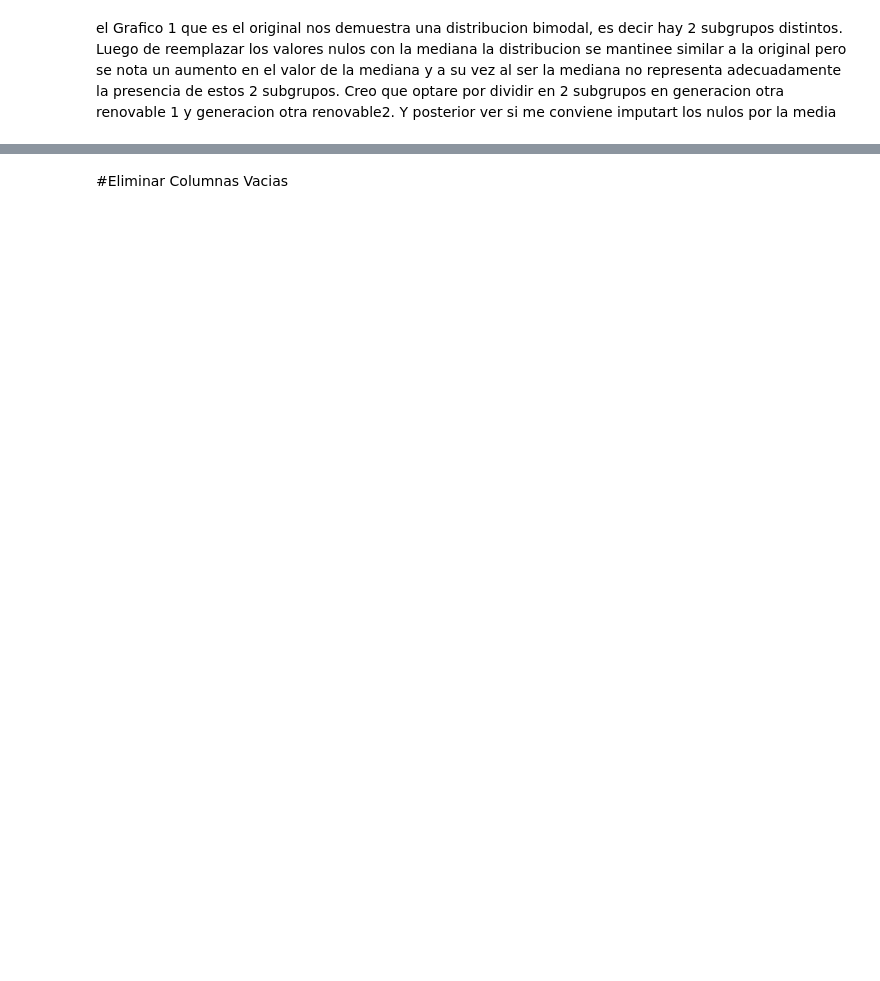
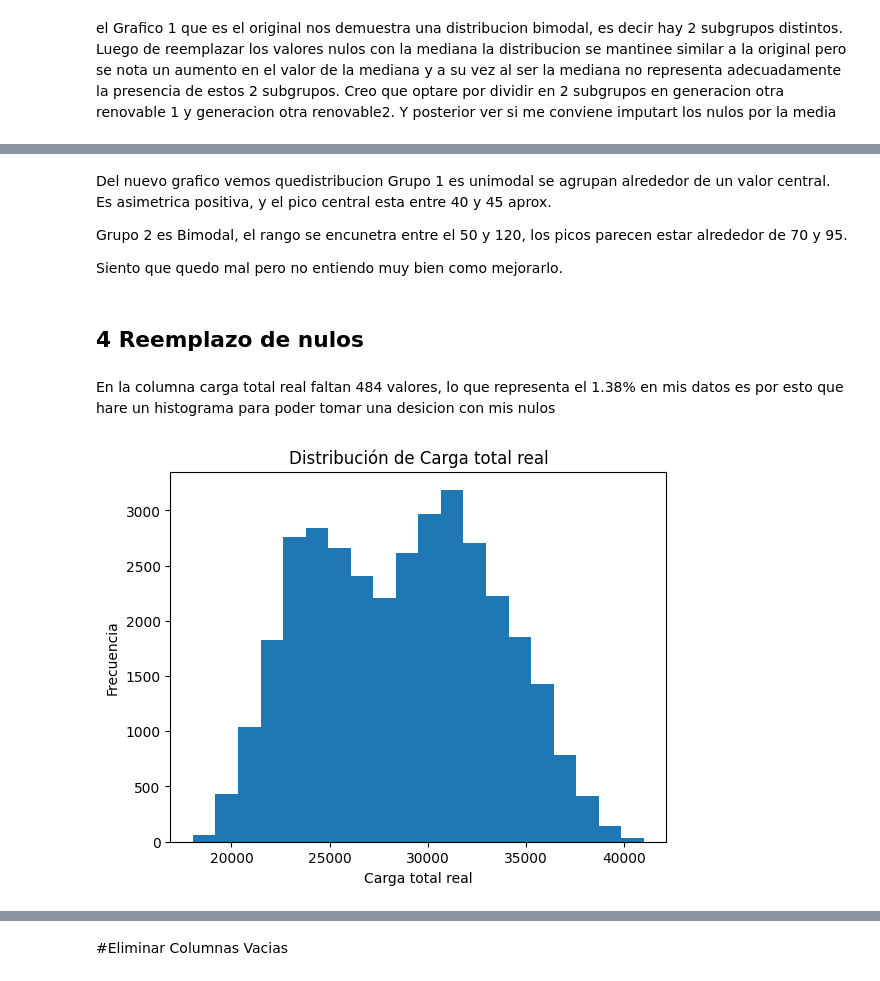
Before and after one commit to Rociosamudio/Machine-Learning-Data-Science-II, a Jupyter notebook: actividad_práctica_APIS_"LizRocio_SamudioRuiz”.ipynb, the cells around one changed output, grey strips where cells are left out. Drawn from its saved outputs; the diff is of its cells as text; code cells hidden in the pictures; blank space fills up the shorter version.

```diff
--- a/actividad_práctica_APIS_"LizRocio_SamudioRuiz”.ipynb
+++ b/actividad_práctica_APIS_"LizRocio_SamudioRuiz”.ipynb
@@ -435,0 +479,19 @@ print(df_copia[['generación otra renovable', 'grupo']].head())
+# %% [markdown]
+Del nuevo grafico vemos quedistribucion Grupo 1 es unimodal se agrupan alrededor de un valor central. Es asimetrica positiva, y el pico central esta entre 40 y 45 aprox.
+
+ Grupo 2 es Bimodal, el rango se encunetra entre el 50 y 120, los picos parecen estar alrededor de 70 y 95.
+
+ Siento que quedo mal pero no entiendo muy bien como mejorarlo.
+# %% [markdown]
+## 4 Reemplazo de nulos
+# %% [markdown]
+En la columna carga total real faltan 484 valores, lo que representa el 1.38% en mis datos es por esto que hare un histograma para poder tomar una desicion con mis nulos
+# %%
+# histograma para ver como me conviene imputar los datos
+plt.hist(df['carga total real'], bins=20)  # Ajusta el número de bins según sea necesario
+plt.xlabel('Carga total real')
+plt.ylabel('Frecuencia')
+plt.title('Distribución de Carga total real')
+plt.show()
+# %% [output]
+[figure, added]
```
Also changed, not shown: parts of 20 cells of this notebook.
